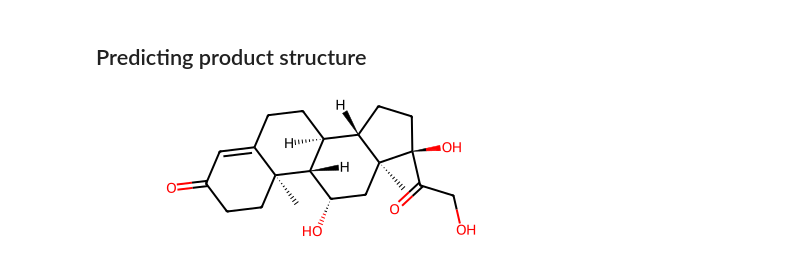
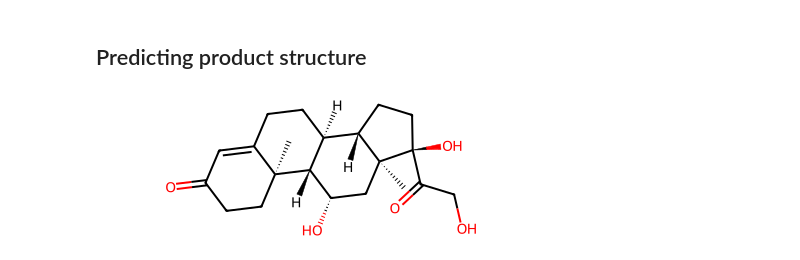
Before and after one commit to UCB-BioE-Anderson-Lab/EVODEX, a Jupyter notebook: notebooks/EVODEX_Mass_Spec_Demo.ipynb, the cells around one changed output. Drawn from its saved outputs; the diff is of its cells as text; code cells hidden in the pictures.

```diff
--- a/notebooks/EVODEX_Mass_Spec_Demo.ipynb
+++ b/notebooks/EVODEX_Mass_Spec_Demo.ipynb
@@ -213,8 +106,8 @@ Many reactions correspond to this mass difference, some or none of which may act
 # %% [markdown]
 ## Predicting product structure
 # %%
-cortisol = "O=C4\C=C2/[C@]([C@H]1[C@@H](O)C[C@@]3([C@@](O)(C(=O)CO)CC[C@H]3[C@@H]1CC2)C)(C)CC4"
+cortisol = "O=C4\\C=C2/[C@]([C@H]1[C@@H](O)C[C@@]3([C@@](O)(C(=O)CO)CC[C@H]3[C@@H]1CC2)C)(C)CC4"
 mol = Chem.MolFromSmiles(cortisol)
 mol
 # %% [output]
-[figure, old version]
+[figure, new version]
```
Also changed, not shown: parts of 10 cells of this notebook.
